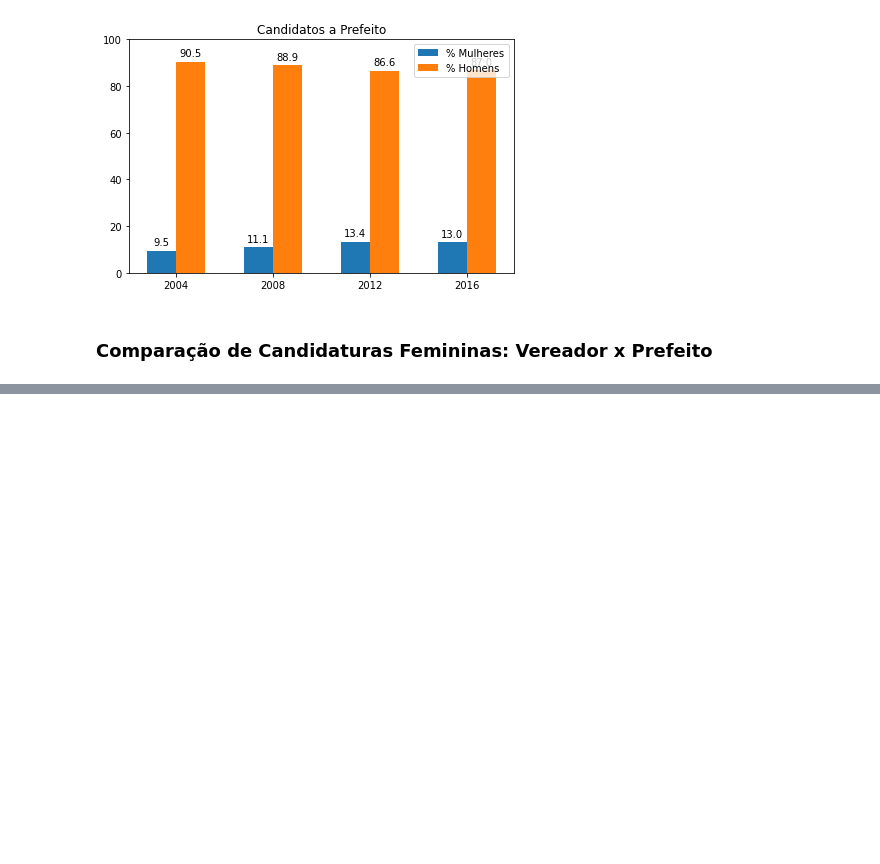
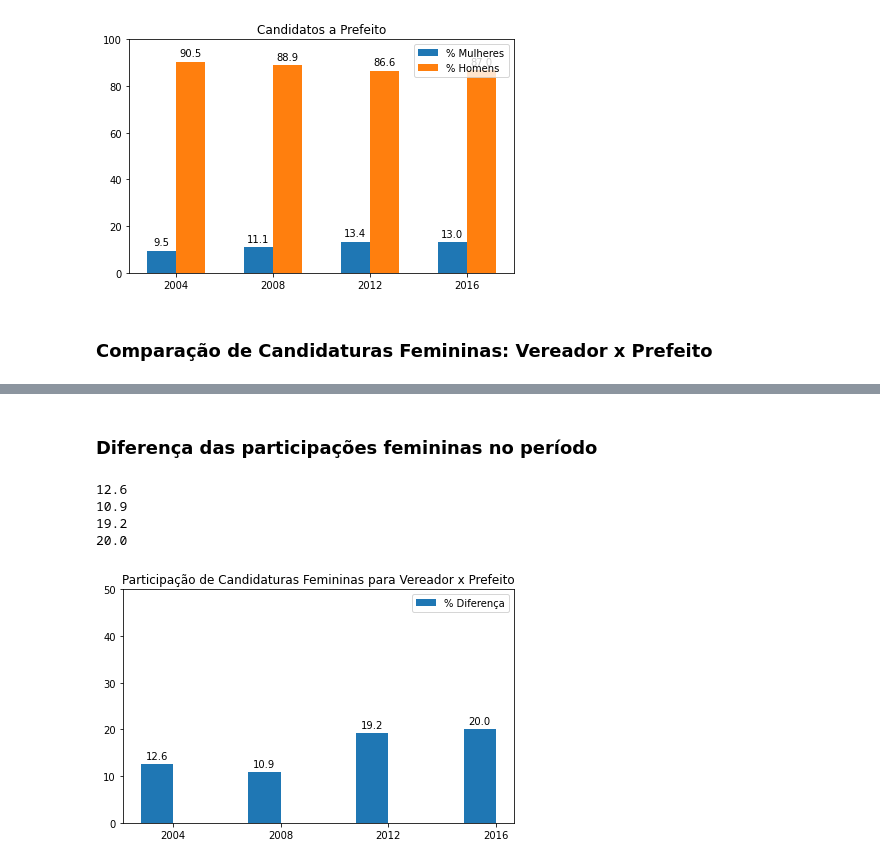
Before and after one commit to bibiacoutinho/Analise-Candidaturas-Mulheres-Vereador-Prefeito, a Jupyter notebook: Analise-Candidaturas-Mulheres-Vereador-Prefeito.ipynb, the cells around one changed output, grey strips where cells are left out. Drawn from its saved outputs; the diff is of its cells as text; code cells hidden in the pictures; blank space fills up the shorter version.

```diff
--- a/Analise-Candidaturas-Mulheres-Vereador-Prefeito.ipynb
+++ b/Analise-Candidaturas-Mulheres-Vereador-Prefeito.ipynb
@@ -409,0 +410,45 @@ plt.show() #precisa salvar a img antes de show(), caso contrário, a imagem fica
+# %% [markdown]
+<h3>Diferença das participações femininas no período</h3>
+# %%
+#Calculando a diferença
+dif_per_2004_mul = float('%.1f'%(per_v_2004_mul - per_p_2004_mul))
+dif_per_2008_mul = float('%.1f'%(per_v_2008_mul - per_p_2008_mul))
+dif_per_2012_mul = float('%.1f'%(per_v_2012_mul - per_p_2012_mul))
+dif_per_2016_mul = float('%.1f'%(per_v_2016_mul - per_p_2016_mul))
+
+print(dif_per_2004_mul)
+print(dif_per_2008_mul)
+print(dif_per_2012_mul)
+print(dif_per_2016_mul)
+
+#Gráfico
+anos = ['2004','2008','2012','2016']
+dif = [dif_per_2004_mul,dif_per_2008_mul,dif_per_2012_mul,dif_per_2016_mul]
+
+x = np.arange(len(anos))  #labels do eixo x
+width = 0.3 #espessura da barra
+
+fig, ax = plt.subplots()
+rects7 = ax.bar(x - width/2, dif, width, label='% Diferença')
+
+ax.set_title('Participação de Candidaturas Femininas para Vereador x Prefeito')
+ax.set_xticks(x)
+ax.set_xticklabels(anos)
+ax.legend()
+ax.set_ylim([0, 50])
+
+autolabel(rects7)
+
+fig.tight_layout()
+
+#Salvando gráfico em .png
+
+plt.savefig('analise2.png', format='png', transparent=False,facecolor='white')
+
+plt.show() #precisa salvar a img antes de show(), caso contrário, a imagem fica em branco
+# %% [output]
+12.6
+10.9
+19.2
+20.0
+[figure, added]
```
Also changed, not shown: parts of 1 cell of this notebook, 2 other files.
